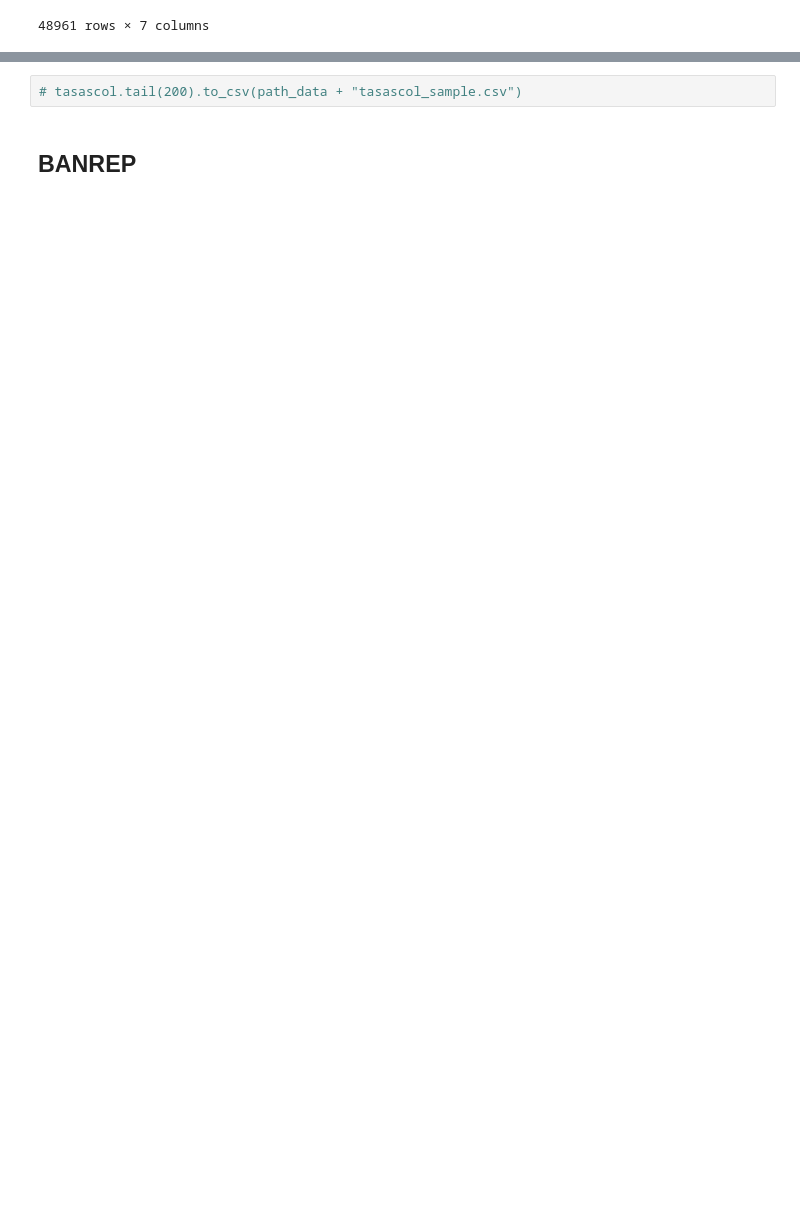
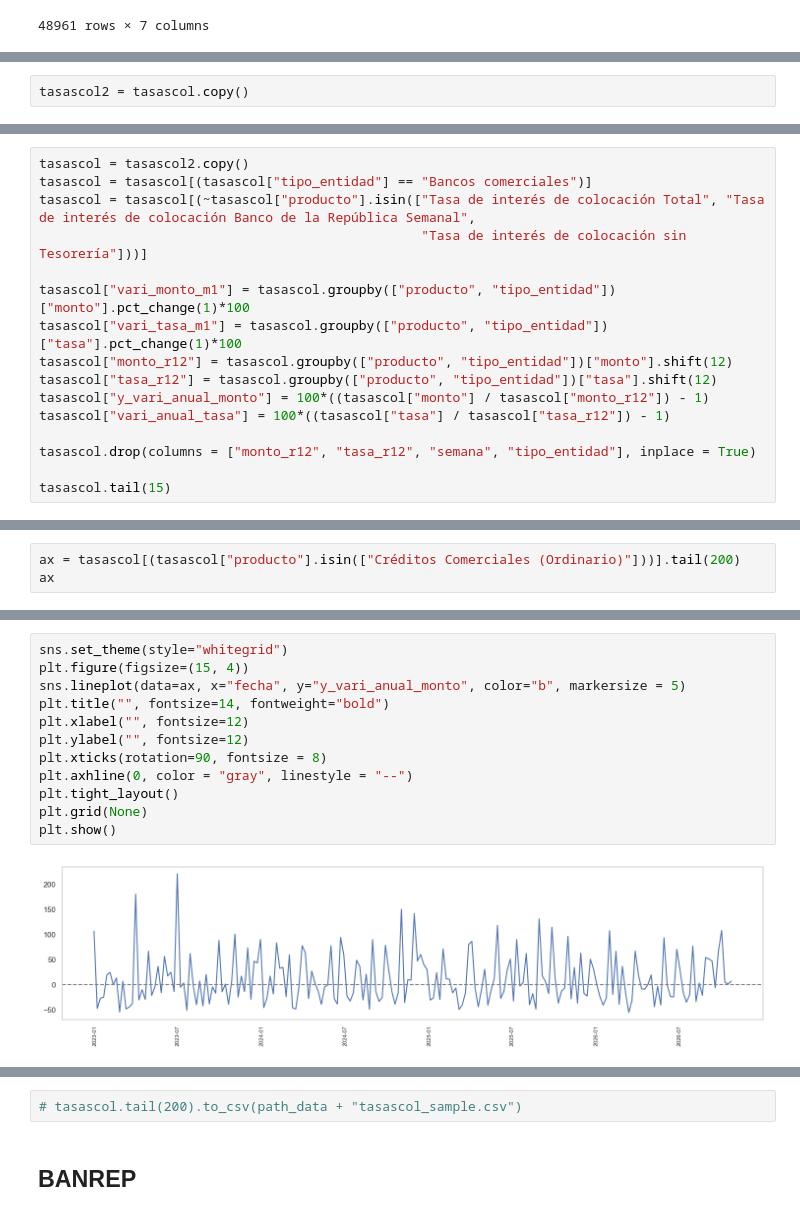
Before and after one commit to josebrx99/python, a Jupyter notebook: rates_degree_work/mdt.ipynb, the cells around one changed output, grey strips where cells are left out. Cells and saved outputs as stored; diff of their text form; blank space fills up the shorter version.

```diff
--- a/rates_degree_work/mdt.ipynb
+++ b/rates_degree_work/mdt.ipynb
@@ -225,0 +298,2 @@ tasascol[(tasascol["producto"] == "Tasa de interés de colocación Total") & (ta
+# %%
+tasascol2 = tasascol.copy()
@@ -225,0 +302,16 @@ tasascol[(tasascol["producto"] == "Tasa de interés de colocación Total") & (ta
+# %%
+tasascol = tasascol2.copy()
+tasascol = tasascol[(tasascol["tipo_entidad"] == "Bancos comerciales")]
+tasascol = tasascol[(~tasascol["producto"].isin(["Tasa de interés de colocación Total", "Tasa de interés de colocación Banco de la República Semanal",
+                                                 "Tasa de interés de colocación sin Tesorería"]))]
+
+tasascol["vari_monto_m1"] = tasascol.groupby(["producto", "tipo_entidad"])["monto"].pct_change(1)*100
+tasascol["vari_tasa_m1"] = tasascol.groupby(["producto", "tipo_entidad"])["tasa"].pct_change(1)*100
+tasascol["monto_r12"] = tasascol.groupby(["producto", "tipo_entidad"])["monto"].shift(12)
+tasascol["tasa_r12"] = tasascol.groupby(["producto", "tipo_entidad"])["tasa"].shift(12)
+tasascol["y_vari_anual_monto"] = 100*((tasascol["monto"] / tasascol["monto_r12"]) - 1)
+tasascol["vari_anual_tasa"] = 100*((tasascol["tasa"] / tasascol["tasa_r12"]) - 1)
+
+tasascol.drop(columns = ["monto_r12", "tasa_r12", "semana", "tipo_entidad"], inplace = True)
+
+tasascol.tail(15)
@@ -225,0 +335,3 @@ tasascol[(tasascol["producto"] == "Tasa de interés de colocación Total") & (ta
+# %%
+ax = tasascol[(tasascol["producto"].isin(["Créditos Comerciales (Ordinario)"]))].tail(200)
+ax
@@ -225,0 +352,14 @@ tasascol[(tasascol["producto"] == "Tasa de interés de colocación Total") & (ta
+# %%
+sns.set_theme(style="whitegrid")
+plt.figure(figsize=(15, 4))
+sns.lineplot(data=ax, x="fecha", y="y_vari_anual_monto", color="b", markersize = 5)
+plt.title("", fontsize=14, fontweight="bold")
+plt.xlabel("", fontsize=12)
+plt.ylabel("", fontsize=12)
+plt.xticks(rotation=90, fontsize = 8)
+plt.axhline(0, color = "gray", linestyle = "--")
+plt.tight_layout()
+plt.grid(None)
+plt.show()
+# %% [output]
+[figure, added]
```
Also changed, not shown: parts of 17 cells of this notebook.
